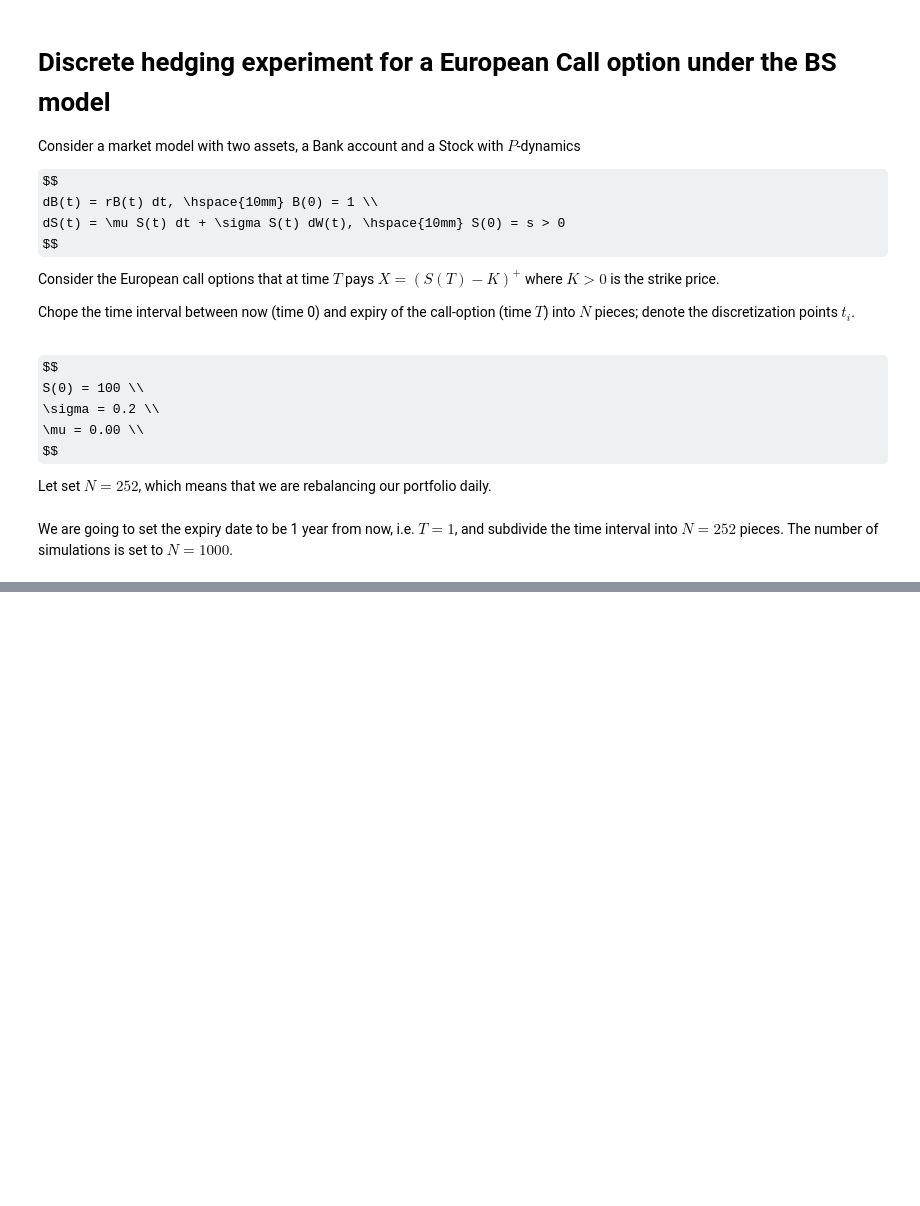
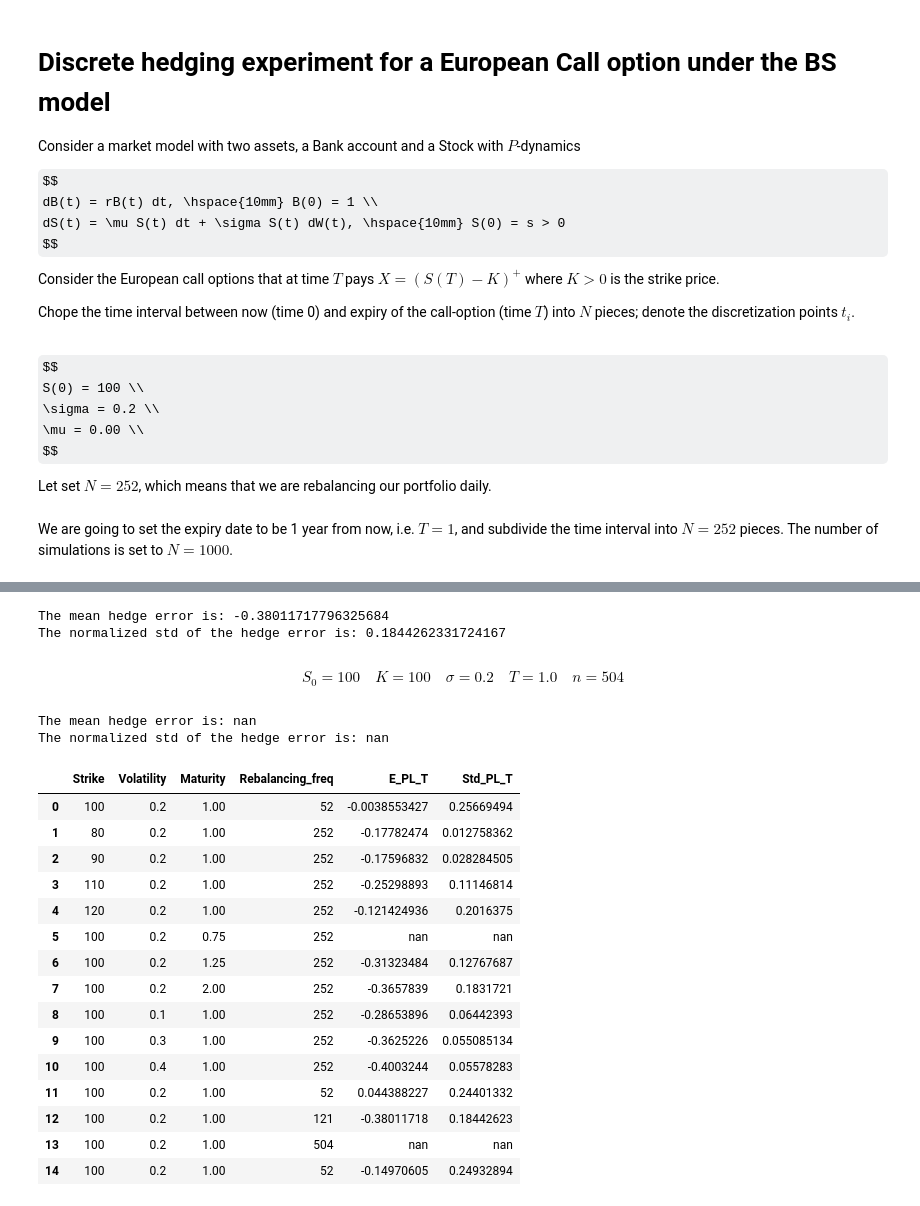
Before and after one commit to paolodelia99/delta-hedging, a Jupyter notebook: black-scholes-hedging/call-option/bs_delta_hedging.ipynb, the cells around one changed output, grey strips where cells are left out. Cells and saved outputs as stored; diff of their text form; code cells hidden in the pictures; some formulas as TeX source; blank space fills up the shorter version.

```diff
--- a/black-scholes-hedging/call-option/bs_delta_hedging.ipynb
+++ b/black-scholes-hedging/call-option/bs_delta_hedging.ipynb
@@ -108,0 +697,8 @@ plt.show()
+# %%
+K = 80
+sigma = 0.2
+maturity = 1.0
+N = 252
+n_sim = 100
+
+stock_paths = gmb.sample_paths(maturity, N, n_sim)
@@ -108,0 +845,8 @@ plt.show()
+# %%
+K = 100
+sigma = 0.2
+N = 52
+T = 1.0
+
+gmb = UnivGeometricBrownianMotion(s0, mean, sigma, dtype=jnp.float32)
+stock_paths = gmb.sample_paths(T, N, n_sim)
@@ -108,0 +867,39 @@ plt.show()
+# %%
+results = update_results(stock_paths, K, discount_rate, sigma, T, N, ticksize=ticksize)
+# %% [output]
+The mean hedge error is: -0.38011717796325684
+The normalized std of the hedge error is: 0.1844262331724167
+# %% [markdown]
+$$
+S_0 = 100 \quad K = 100 \quad \sigma = 0.2 \quad T = 1.0 \quad n = 504
+$$
+# %%
+N = 504
+T = 1.0
+
+stock_paths = gmb.sample_paths(T, N, n_sim)
+# %%
+results = update_results(stock_paths, K, discount_rate, sigma, T, N, ticksize=ticksize)
+# %% [output]
+The mean hedge error is: nan
+The normalized std of the hedge error is: nan
+# %%
+res_df = pd.DataFrame.from_dict(results)
+res_df
+# %% [output]
+|  | Strike | Volatility | Maturity | Rebalancing_freq | E_PL_T | Std_PL_T |
+| 0 | 100 | 0.2 | 1.00 | 52 | -0.0038553427 | 0.25669494 |
+| 1 | 80 | 0.2 | 1.00 | 252 | -0.17782474 | 0.012758362 |
+| 2 | 90 | 0.2 | 1.00 | 252 | -0.17596832 | 0.028284505 |
+| 3 | 110 | 0.2 | 1.00 | 252 | -0.25298893 | 0.11146814 |
+| 4 | 120 | 0.2 | 1.00 | 252 | -0.121424936 | 0.2016375 |
+| 5 | 100 | 0.2 | 0.75 | 252 | nan | nan |
+| 6 | 100 | 0.2 | 1.25 | 252 | -0.31323484 | 0.12767687 |
+| 7 | 100 | 0.2 | 2.00 | 252 | -0.3657839 | 0.1831721 |
+| 8 | 100 | 0.1 | 1.00 | 252 | -0.28653896 | 0.06442393 |
+| 9 | 100 | 0.3 | 1.00 | 252 | -0.3625226 | 0.055085134 |
+| 10 | 100 | 0.4 | 1.00 | 252 | -0.4003244 | 0.05578283 |
+| 11 | 100 | 0.2 | 1.00 | 52 | 0.044388227 | 0.24401332 |
+| 12 | 100 | 0.2 | 1.00 | 121 | -0.38011718 | 0.18442623 |
+| 13 | 100 | 0.2 | 1.00 | 504 | nan | nan |
+| 14 | 100 | 0.2 | 1.00 | 52 | -0.14970605 | 0.24932894 |
```
Also changed, not shown: parts of 160 cells of this notebook, 2 other files.
